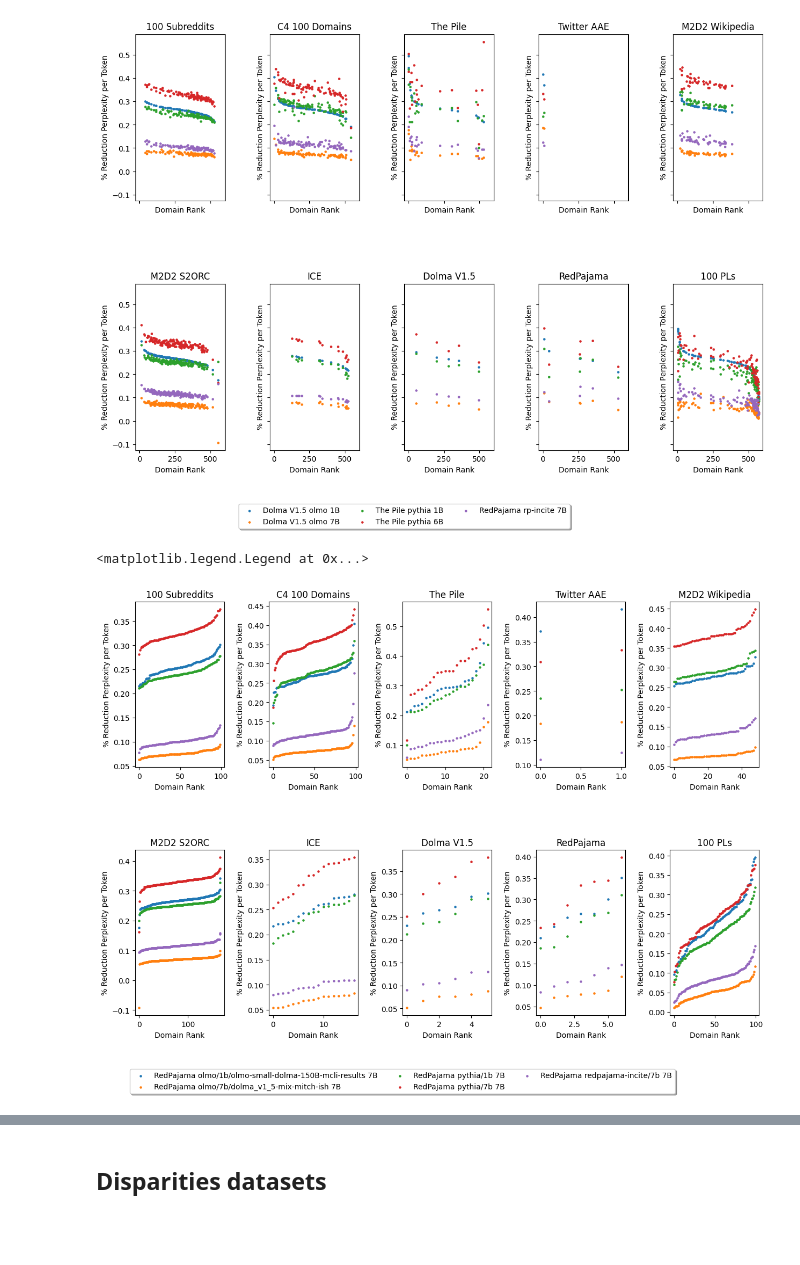
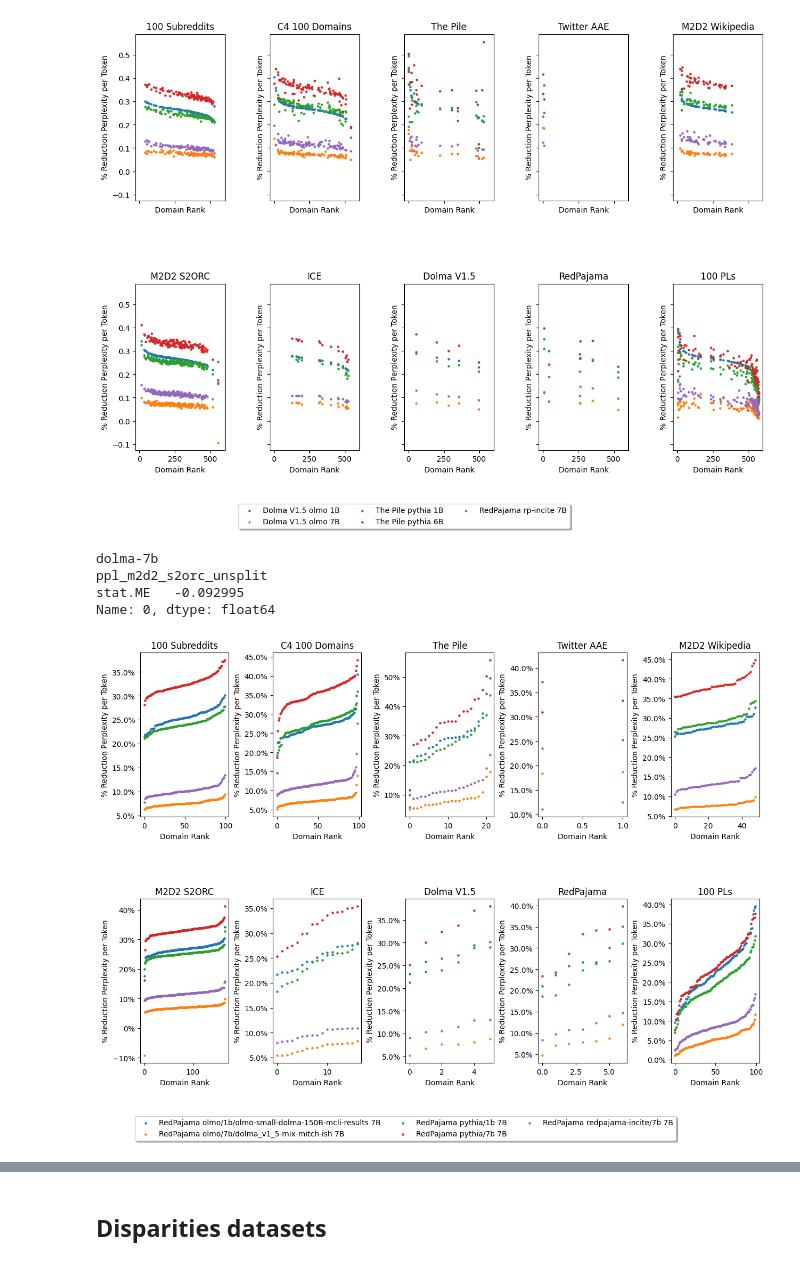
Before and after one commit to allenai/OLMo-Eval, a Jupyter notebook: notebooks/perplexity_suite_paper_visualizations.ipynb.ipynb, the cells around one changed output, grey strips where cells are left out. Saved outputs shown, nothing was run; the diff lists cells and outputs as text; code cells hidden in the pictures; blank space fills up the shorter version.

```diff
--- a/notebooks/perplexity_suite_paper_visualizations.ipynb.ipynb
+++ b/notebooks/perplexity_suite_paper_visualizations.ipynb.ipynb
@@ -1086,30 +1079,59 @@ axs[-1][0].legend(loc='upper center', bbox_to_anchor=(3, -0.3),
 <matplotlib.legend.Legend at 0x...>
 [figure]
 # %%
+import matplotlib
 cols = 5
 fig, axs = plt.subplots(len(task_to_domains) // cols, cols, figsize=(15, 10), gridspec_kw={'hspace': 0.5, 'wspace': 0.5})
+most_improved_domains = {}
+least_improved_domains = {}
 for i, (model_name, model) in enumerate(model_name_to_path.items()):
+    most_improved_domains[model_name] = {}
+    least_improved_domains[model_name] = {}
     for j, task_name in enumerate(tasts_to_domains_clean.keys()):
         task_files = get_task_subdomains_results_files(results_files_clean, metric_name, task_name)
         model_path = os.path.join(RESULTS_DIR, model)
         all_subdomains = get_metric_for_all_subdomains(model_path, task_files, metric_name)
         max_all_subdomains = all_subdomains[all_subdomains['tokens_seen'] == all_subdomains['tokens_seen'].max()].reset_index(drop=True)
         min_all_subdomains = all_subdomains[all_subdomains['tokens_seen'] == all_subdomains['tokens_seen'].min()].reset_index(drop=True)
         domains = list(tasts_to_domains_clean[task_name])
         ratio_by_subdomain = 1 - max_all_subdomains[domains] / min_all_subdomains[domains]
+        ratio_by_subdomain_series = ratio_by_subdomain.iloc[0].T
+        negative_reduction = ratio_by_subdomain_series[ratio_by_subdomain_series < 0.0]
+
+        most_improved = ratio_by_subdomain_series.sort_values(ascending=False)
+        most_improved_domains[model_name][task_name] = {}
+        most_improved_domains[model_name][task_name]['domain'] = most_improved.index[0]
+        most_improved_domains[model_name][task_name]['reduction'] = f"{most_improved.iloc[0]:.2%}"
+
+        least_improved_domains[model_name][task_name] = {}
+        least_improved_domains[model_name][task_name]['domain'] = most_improved.index[-1]
+        least_improved_domains[model_name][task_name]['reduction'] = f"{most_improved.iloc[-1]:.2%}"
+
+        if len(negative_reduction):
+            print(model_name)
+            print(task_name)
+            print(negative_reduction)
         ratio_by_subdomain = ratio_by_subdomain.values.flatten()
         ratio_by_subdomain.sort()
         y_axis = ratio_by_subdomain
         x_axis = np.arange(len(ratio_by_subdomain))
         axs[j//cols][j%cols].scatter(x_axis, y_axis, label=(training_dataset+' '+model+ f" {model_size/1000000000:.0f}B"), s=5)
         axs[j//cols][j%cols].set_xlabel("Domain Rank")
         axs[j//cols][j%cols].set_ylabel("% Reduction " +name_to_display[metric_name])
         axs[j//cols][j%cols].set_title(name_to_display[task_name])
+        # y ticks as percentages
+        axs[j//cols][j%cols].yaxis.set_major_formatter(matplotlib.ticker.PercentFormatter(1.0))
         # print(len(ratio_by_subdomain))
         # axs[j//cols][j%cols].set_xlim(0, len(ratio_by_subdomain))
 
 axs[-1][0].legend(loc='upper center', bbox_to_anchor=(3, -0.3),
         ncol=3, fancybox=True, shadow=True)
+
+
+fig.savefig(os.path.join(FIGURE_DIR,'domains_by_reduction.pdf'), bbox_inches='tight', dpi=300)
 # %% [output]
-<matplotlib.legend.Legend at 0x...>
+dolma-7b
+ppl_m2d2_s2orc_unsplit
+stat.ME   -0.092995
+Name: 0, dtype: float64
-[figure, old version]
+[figure, new version]
```
Also changed, not shown: parts of 3 cells of this notebook.
